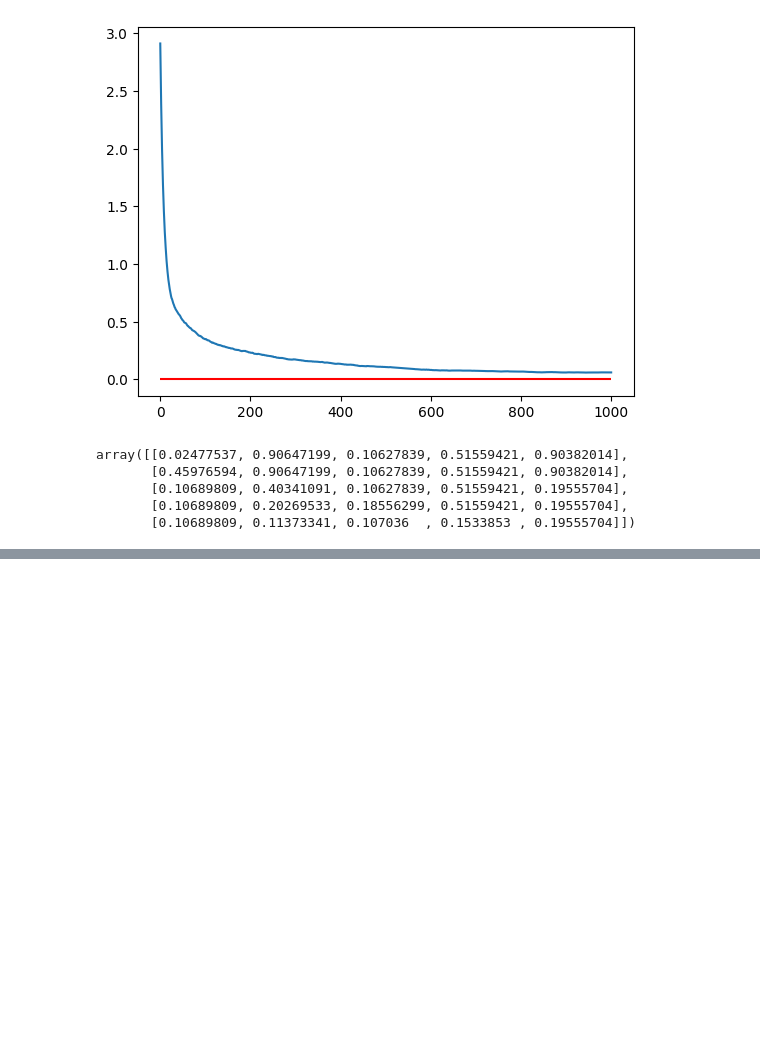
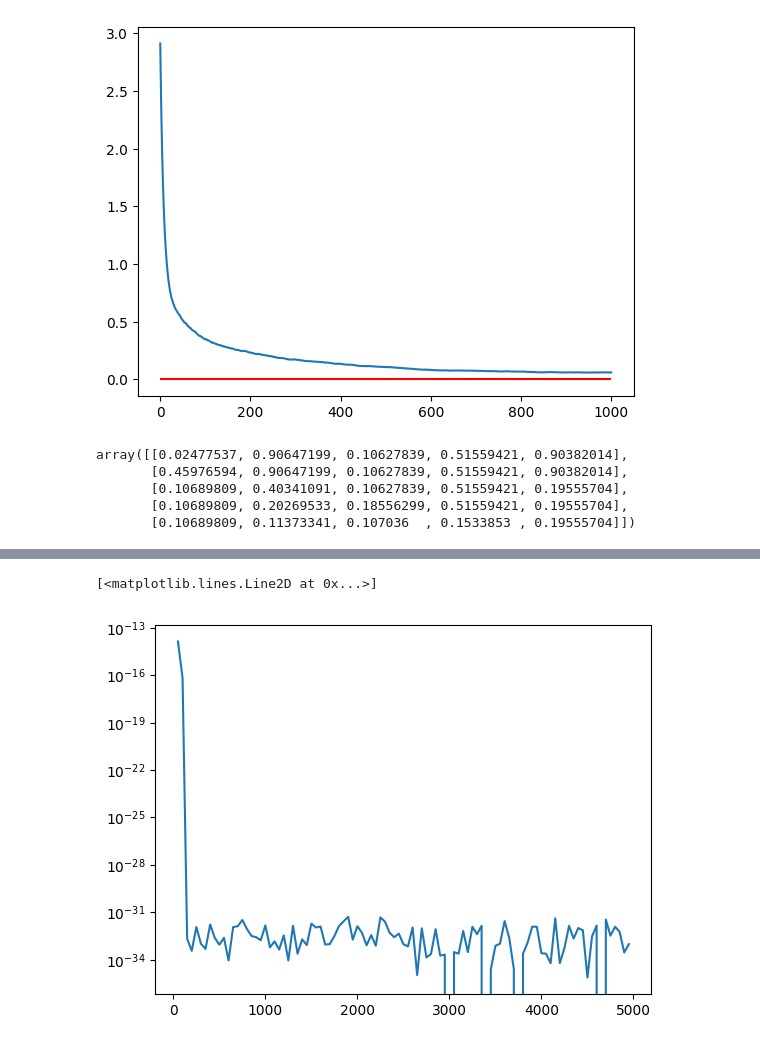
Before and after one commit to John-Zou-PEK/IROP_Broadcast, a Jupyter notebook: Broadcast_algo_file.ipynb, the cells around one changed output, grey strips where cells are left out. Saved outputs shown, nothing was run; the diff lists cells and outputs as text; code cells hidden in the pictures; blank space fills up the shorter version.

```diff
--- a/Broadcast_algo_file.ipynb
+++ b/Broadcast_algo_file.ipynb
@@ -165,10 +163,7 @@ plt.hlines(0, 0, 1000, colors='r')
 # %%
 #Convergence in second moment data generation
 
-N = 100
-R = np.sqrt(np.log(N)/N)
-t = 1000
-gamma = 0.5
+t = time
 sim_num = 1000
 
 x_0 = np.random.random(N)
@@ -196,10 +191,7 @@ plt.hlines(0, 0, 1000, colors='r')
 # %%
 #Mean Square Error Data Generation
 
-N = 100
-R = np.sqrt(np.log(N)/N)
-t = 1000
-gamma = 0.5
+t = time
 sim_num = 1000
 
 x_0 = np.random.random(N)
@@ -255,7 +247,7 @@ import numpy as np
 def simulate_return_var(x_0, adj_mat, gamma, t):
     x_list = [x_0]
     N = len(x_0)
-    for t in range(1, time+1):
+    for t in range(1, t+1):
         x_list.append(update_step(x_list[-1], adj_mat, gamma))
     return np.linalg.norm(x_list[-1] - np.mean(x_list[-1]) * np.ones(N))**2/N
 
@@ -266,0 +259,8 @@ np.float64(1.5407439555097888e-34)
+# %%
+t_array = np.arange(50, 5000, 50, dtype=np.int64)
+var_array = np.zeros(t_array.shape, dtype=np.float64)
+
+for i in range(len(var_array)):
+    var_array[i] = simulate_return_var(x_0, adj_mat, gamma, t_array[i])
+
+var_array
@@ -266,0 +285,5 @@ np.float64(1.5407439555097888e-34)
+# %%
+plt.semilogy(t_array, var_array)
+# %% [output]
+[<matplotlib.lines.Line2D at 0x...>]
+[figure, added]
```
Also changed, not shown: parts of 6 cells of this notebook.
